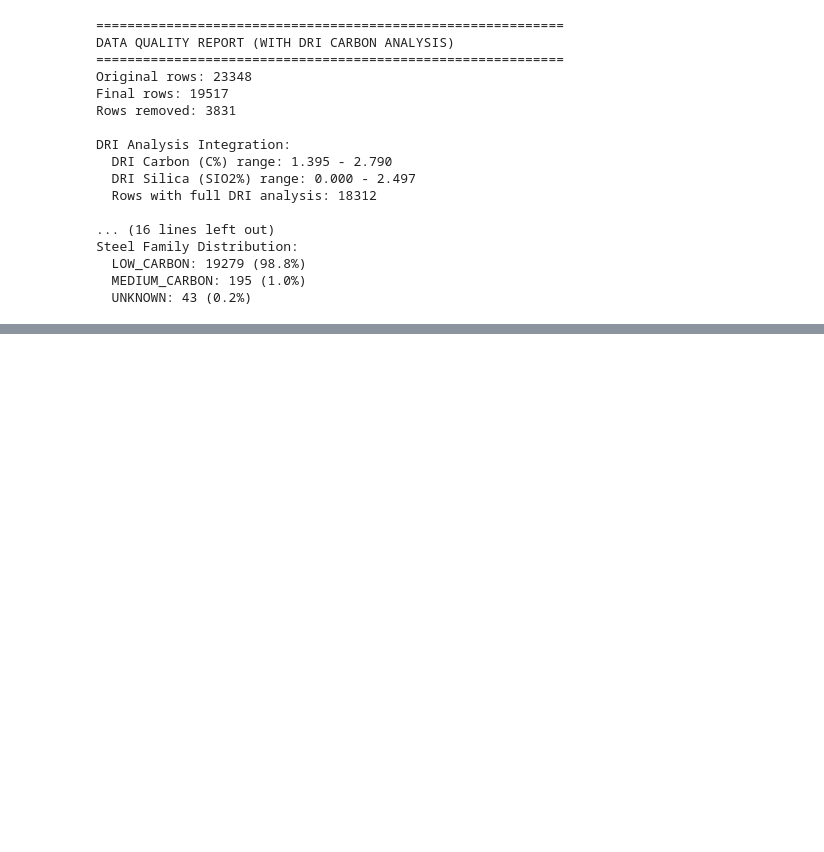
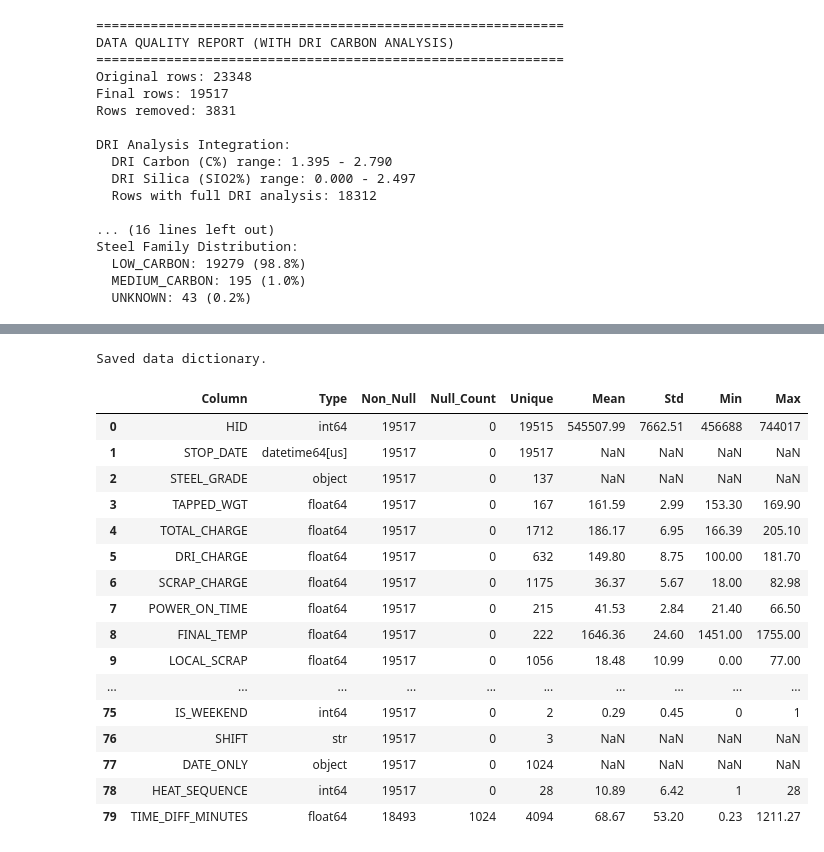
Before and after one commit to sanad-code/udacity-aimaster-capstone-ai-programming-foundations-project, a Jupyter notebook: data-workflow/data_workflow.ipynb, the cells around one changed output, grey strips where cells are left out. Drawn from its saved outputs; the diff is of its cells as text; code cells hidden in the pictures; blank space fills up the shorter version.

```diff
--- a/data-workflow/data_workflow.ipynb
+++ b/data-workflow/data_workflow.ipynb
@@ -766,0 +780,4 @@ Steel Family Distribution:
+# %%
+df = pd.read_csv('../data/processed/cleaned_heat_data_with_dri_carbon.csv', parse_dates=['STOP_DATE'])
+print(f"Loaded cleaned data: {df.shape}")
+df.head()
@@ -766,0 +999,12 @@ Steel Family Distribution:
+# %%
+# Additional scrap-related features
+total_charge_safe = df['TOTAL_CHARGE'].replace(0, np.nan)
+scrap_charge_safe = df['SCRAP_CHARGE'].replace(0, np.nan)
+
+df['DRI_RATIO'] = df['DRI_CHARGE'] / total_charge_safe
+df['SCRAP_RATIO'] = df['SCRAP_CHARGE'] / total_charge_safe
+df['GOOD_SCRAP_RATIO'] = (df['HOME_RETURN_SCRAP'] + df['LOCAL_SCRAP']) / scrap_charge_safe
+df['BAD_SCRAP_RATIO'] = df['IMPORTED_SCRAP'] / scrap_charge_safe
+
+print("Scrap ratio features:")
+df[['DRI_RATIO', 'SCRAP_RATIO', 'GOOD_SCRAP_RATIO', 'BAD_SCRAP_RATIO']].describe()
@@ -766,0 +1164,6 @@ Steel Family Distribution:
+# %%
+df.to_csv('../data/processed/processed_heat_data_with_dri_carbon.csv', index=False)
+print(f"Saved processed dataset: {df.shape}")
+print(f"\nAll columns ({len(df.columns)}):")
+for i, col in enumerate(df.columns):
+    print(f"  {i+1}. {col} ({df[col].dtype})")
@@ -766,0 +1188,41 @@ Steel Family Distribution:
+# %%
+# Create data dictionary
+data_dict = []
+for col in df.columns:
+    entry = {
+        'Column': col,
+        'Type': str(df[col].dtype),
+        'Non_Null': df[col].notna().sum(),
+        'Null_Count': df[col].isnull().sum(),
+        'Unique': df[col].nunique()
+    }
+    if pd.api.types.is_numeric_dtype(df[col]):
+        entry['Mean'] = df[col].mean()
+        entry['Std'] = df[col].std()
+        entry['Min'] = df[col].min()
+        entry['Max'] = df[col].max()
+    data_dict.append(entry)
+
+dict_df = pd.DataFrame(data_dict)
+dict_df.to_csv('../data/processed/data_dictionary_with_dri_carbon.csv', index=False)
+print("Saved data dictionary.")
+dict_df
+# %% [output]
+Saved data dictionary.
+|  | Column | Type | Non_Null | Null_Count | Unique | Mean | Std | Min | Max |
+| 0 | HID | int64 | 19517 | 0 | 19515 | 545507.99 | 7662.51 | 456688 | 744017 |
+| 1 | STOP_DATE | datetime64[us] | 19517 | 0 | 19517 | NaN | NaN | NaN | NaN |
+| 2 | STEEL_GRADE | object | 19517 | 0 | 137 | NaN | NaN | NaN | NaN |
+| 3 | TAPPED_WGT | float64 | 19517 | 0 | 167 | 161.59 | 2.99 | 153.30 | 169.90 |
+| 4 | TOTAL_CHARGE | float64 | 19517 | 0 | 1712 | 186.17 | 6.95 | 166.39 | 205.10 |
+| 5 | DRI_CHARGE | float64 | 19517 | 0 | 632 | 149.80 | 8.75 | 100.00 | 181.70 |
+| 6 | SCRAP_CHARGE | float64 | 19517 | 0 | 1175 | 36.37 | 5.67 | 18.00 | 82.98 |
+| 7 | POWER_ON_TIME | float64 | 19517 | 0 | 215 | 41.53 | 2.84 | 21.40 | 66.50 |
+| 8 | FINAL_TEMP | float64 | 19517 | 0 | 222 | 1646.36 | 24.60 | 1451.00 | 1755.00 |
+| 9 | LOCAL_SCRAP | float64 | 19517 | 0 | 1056 | 18.48 | 10.99 | 0.00 | 77.00 |
+| ... | ... | ... | ... | ... | ... | ... | ... | ... | ... |
+| 75 | IS_WEEKEND | int64 | 19517 | 0 | 2 | 0.29 | 0.45 | 0 | 1 |
+| 76 | SHIFT | str | 19517 | 0 | 3 | NaN | NaN | NaN | NaN |
+| 77 | DATE_ONLY | object | 19517 | 0 | 1024 | NaN | NaN | NaN | NaN |
+| 78 | HEAT_SEQUENCE | int64 | 19517 | 0 | 28 | 10.89 | 6.42 | 1 | 28 |
+| 79 | TIME_DIFF_MINUTES | float64 | 18493 | 1024 | 4094 | 68.67 | 53.20 | 0.23 | 1211.27 |
```
Also changed, not shown: parts of 20 cells of this notebook, 2 other files.
